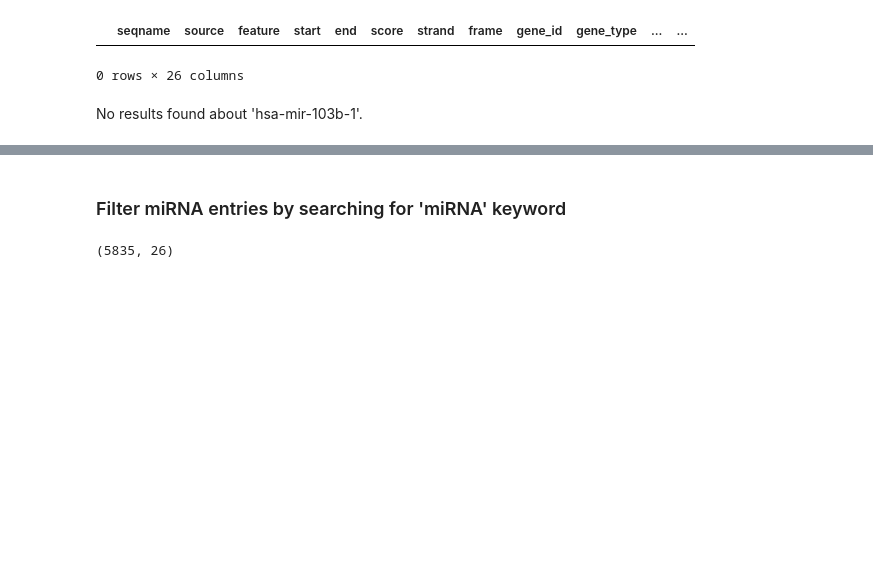
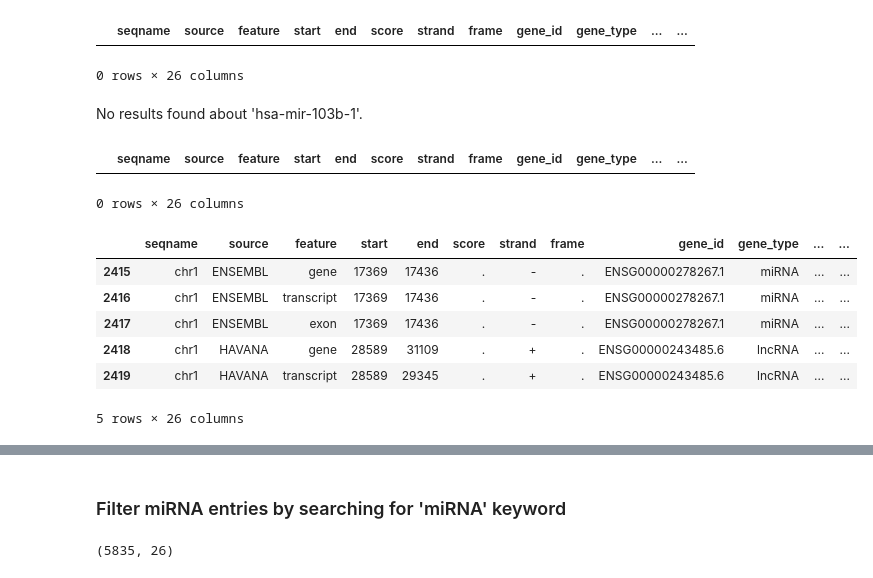
Before and after one commit to giorgiaBertacchini/miRNA_survival_analysis, a Jupyter notebook: notebooks/data_analysis_gtf.ipynb, the cells around one changed output, grey strips where cells are left out. Saved outputs shown, nothing was run; the diff lists cells and outputs as text; code cells hidden in the pictures; blank space fills up the shorter version.

```diff
--- a/notebooks/data_analysis_gtf.ipynb
+++ b/notebooks/data_analysis_gtf.ipynb
@@ -64,3 +74,21 @@ result.head()
 0 rows × 26 columns
 # %% [markdown]
 No results found about 'hsa-mir-103b-1'.
+# %%
+result = complete_gtf_df[complete_gtf_df.astype(str).apply(lambda x: x.str.contains('MIR1254-1', case=False, na=False)).any(axis=1)]
+result.head()
+# %% [output]
+|  | seqname | source | feature | start | end | score | strand | frame | gene_id | gene_type | ... | ... |
+0 rows × 26 columns
+# %%
+result = complete_gtf_df[
+    complete_gtf_df.astype(str).apply(lambda x: x.str.contains('MIR', case=False, na=False)).any(axis=1)]
+result.head()
+# %% [output]
+|  | seqname | source | feature | start | end | score | strand | frame | gene_id | gene_type | ... | ... |
+| 2415 | chr1 | ENSEMBL | gene | 17369 | 17436 | . | - | . | ENSG00000278267.1 | miRNA | ... | ... |
+| 2416 | chr1 | ENSEMBL | transcript | 17369 | 17436 | . | - | . | ENSG00000278267.1 | miRNA | ... | ... |
+| 2417 | chr1 | ENSEMBL | exon | 17369 | 17436 | . | - | . | ENSG00000278267.1 | miRNA | ... | ... |
+| 2418 | chr1 | HAVANA | gene | 28589 | 31109 | . | + | . | ENSG00000243485.6 | lncRNA | ... | ... |
+| 2419 | chr1 | HAVANA | transcript | 28589 | 29345 | . | + | . | ENSG00000243485.6 | lncRNA | ... | ... |
+5 rows × 26 columns
```
Also changed, not shown: parts of 16 cells of this notebook, 6 other files.
